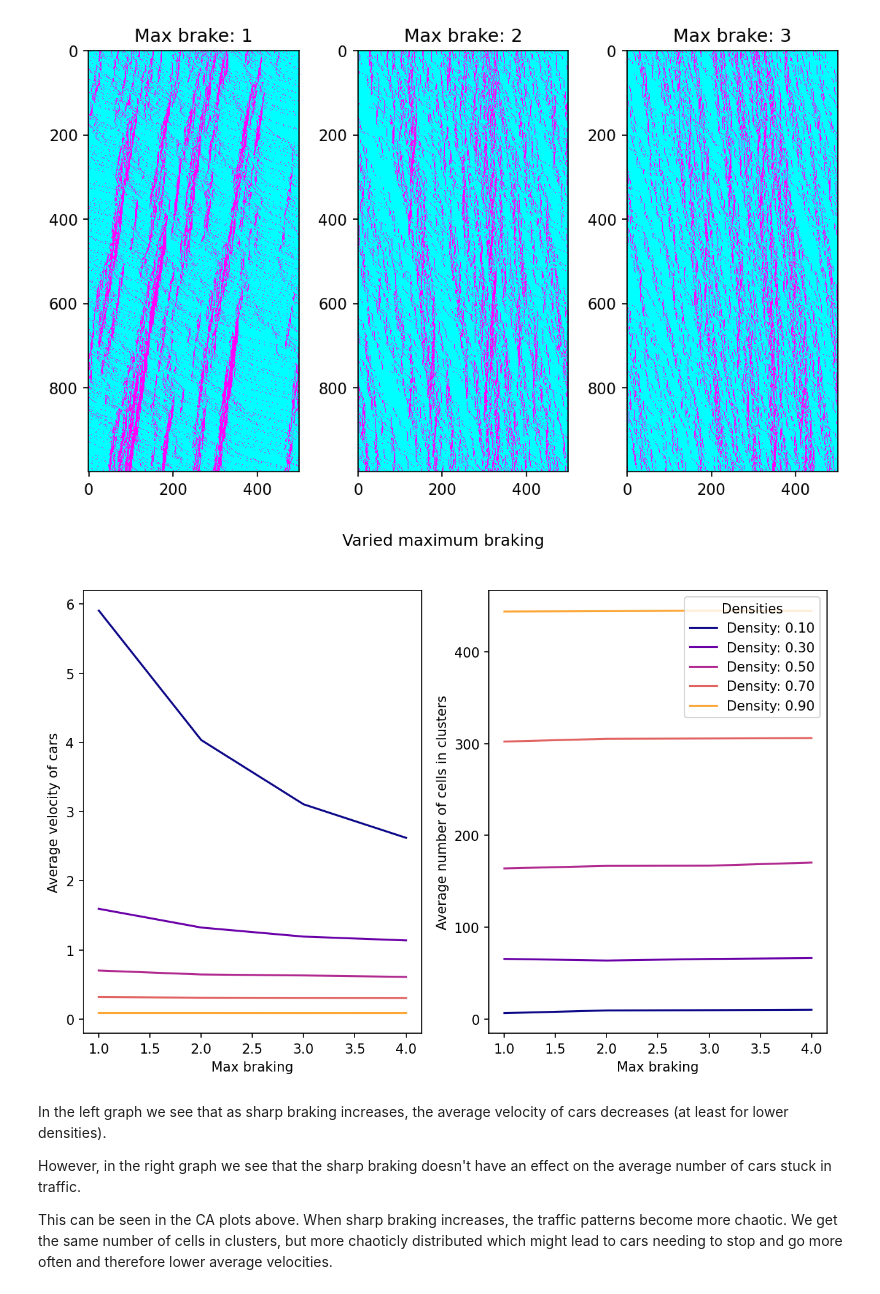
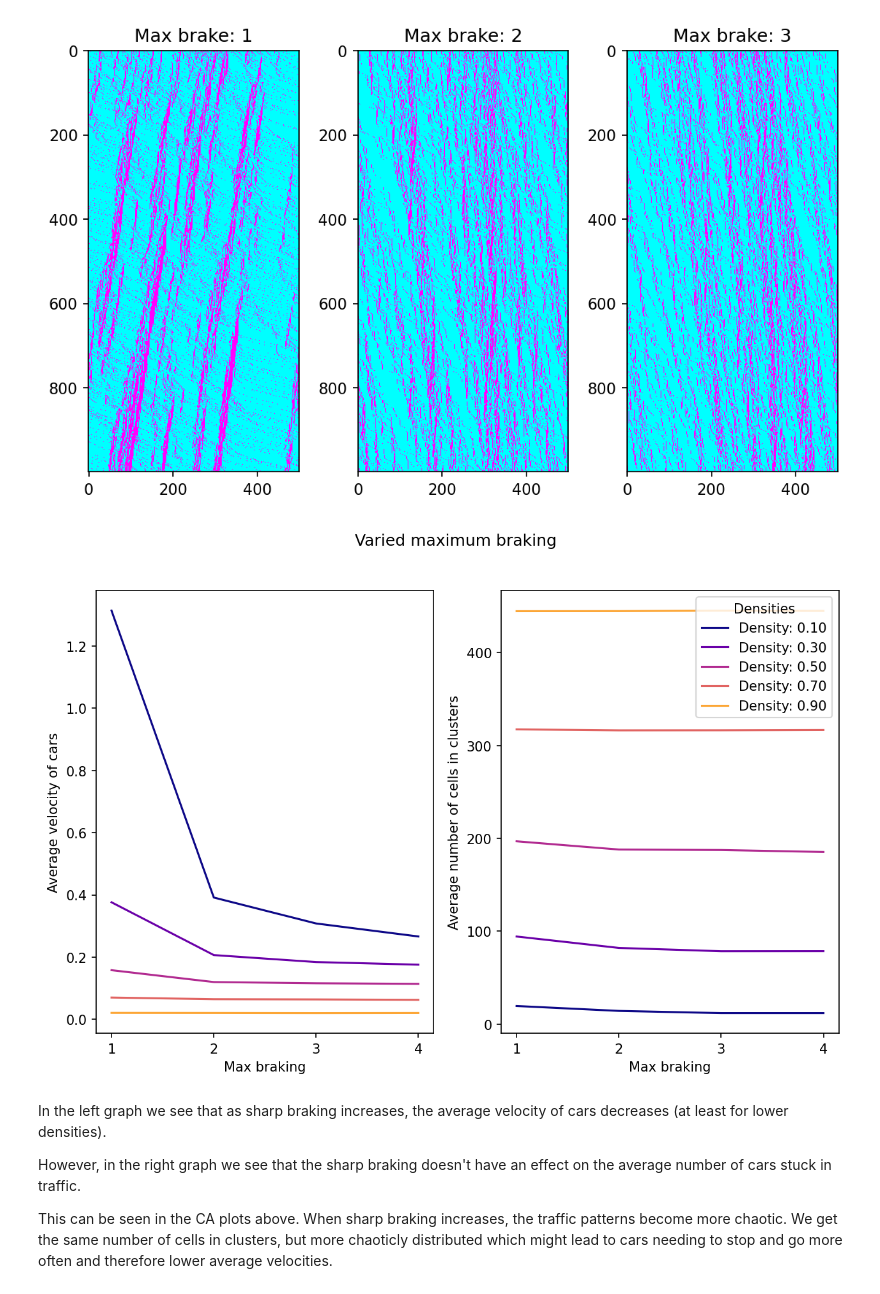
Before and after one commit to SofiaHilma/Traffic_flow_simulation, a Jupyter notebook: code/braking.ipynb, the cells around one changed output. Cells and saved outputs as stored; diff of their text form; code cells hidden in the pictures.

Commit message:
generated plots

```diff
--- a/code/braking.ipynb
+++ b/code/braking.ipynb
@@ -8,10 +8,10 @@ from scipy.optimize import curve_fit
 
 tmax = 1000
 L = 500
-N = 65
+N = 0.13
 vmax = 5
 p = 0.2
-probabilities = list(np.arange(0, 0.37, 0.09))
+probabilities = list(np.arange(0, 1, 0.2))
 # %% [markdown]
 # Behaviour of different braking probabilities
 # %%
@@ -98,0 +99,18 @@ plt.show()
+# %%
+fig, axs = plt.subplots(1, 2, dpi=150)
+
+probabilities = [0.12, 0.2]
+
+for p in probabilities:
+    simulation = functions.Nagel_Schreckenberg(L, N, vmax, p, tmax)
+    simulation.run_model()
+    points = np.zeros((tmax, L))
+    for i in range(L):
+        for j in range(tmax):
+            if simulation.positions[j][i] > -1:
+                points[j][i] = 1
+            else:
+                points[j][i] = 0
+    axs[probabilities.index(p)].imshow(points, cmap = "cool", interpolation = "nearest")
+    axs[probabilities.index(p)].set_title(f'Probability: {p}')
+plt.show()
@@ -181,34 +201,36 @@ for b in maximum_braking:
         # Cells in clusters calculations
         cells_in_clusters_list = simulation.clusters()[0]
         cells_cluster_average = np.mean(cells_in_clusters_list)
         average_cells_in_clusters_per_density.append(cells_cluster_average)
 
 
 # Reshape velocity_averages to match the shape of max_acceleration and densities
 velocity_averages = np.array(velocity_averages).reshape(len(maximum_braking), len(densities))
 average_cells_in_clusters_per_density = np.array(average_cells_in_clusters_per_density).reshape(len(maximum_braking), len(densities))
 
 
 #plotting
 fig, axs = plt.subplots(1,2, dpi=150, figsize = (10,6))
 
 # For each density
 for i in range(len(densities)):
     # Plotting the lines with gradients of colour
     colour = plt.cm.plasma(i / float(len(densities)))
 
     axs[0].plot(maximum_braking, velocity_averages[:, i], color=colour, label=f'Density: {densities[i]:.2f}')
+    axs[0].set_xticks(maximum_braking)
     axs[1].plot(maximum_braking, average_cells_in_clusters_per_density[:, i], color=colour, label=f'Density: {densities[i]:.2f}')
+    axs[1].set_xticks(maximum_braking)
 
 axs[0].set_xlabel('Max braking')
 axs[0].set_ylabel('Average velocity of cars')
 axs[1].set_xlabel('Max braking')
 axs[1].set_ylabel('Average number of cells in clusters')
 plt.suptitle('Varied maximum braking')
 plt.legend(title='Densities')
 plt.show()
 # %% [output]
-[figure, old version]
+[figure, new version]
 # %% [markdown]
 In the left graph we see that as sharp braking increases, the average velocity of cars decreases (at least for lower densities).
 
```
Also changed, not shown: parts of 4 cells of this notebook, 9 other files.
